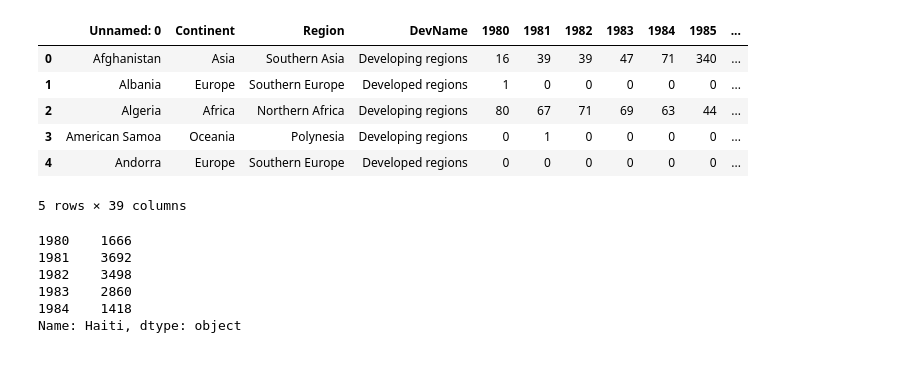
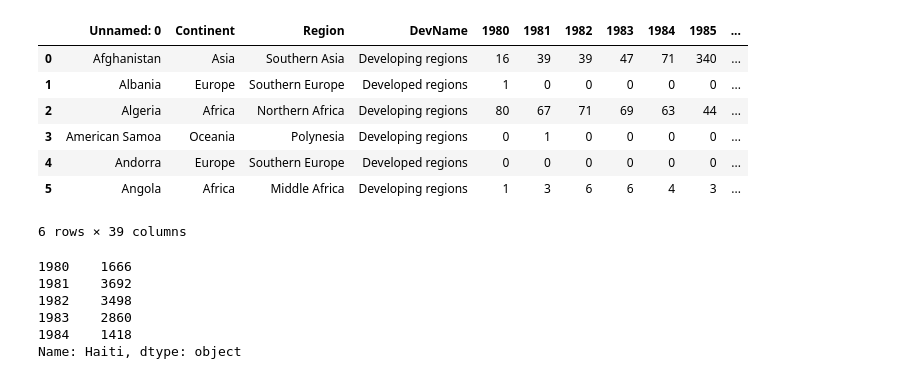
Before and after one commit to kenyyode/Practice-Visualization, a Jupyter notebook: visualizations.ipynb, the cells around one changed output. Saved outputs shown, nothing was run; the diff lists cells and outputs as text; code cells hidden in the pictures.

```diff
--- a/visualizations.ipynb
+++ b/visualizations.ipynb
@@ -8,15 +8,16 @@ import matplotlib.pyplot as plt
 # %%
 df = pd.read_csv("Cleaned_data.csv")
 
-df.head(5)
+df.head(6)
 # %% [output]
 |  | Unnamed: 0 | Continent | Region | DevName | 1980 | 1981 | 1982 | 1983 | 1984 | 1985 | ... |
 | 0 | Afghanistan | Asia | Southern Asia | Developing regions | 16 | 39 | 39 | 47 | 71 | 340 | ... |
 | 1 | Albania | Europe | Southern Europe | Developed regions | 1 | 0 | 0 | 0 | 0 | 0 | ... |
 | 2 | Algeria | Africa | Northern Africa | Developing regions | 80 | 67 | 71 | 69 | 63 | 44 | ... |
 | 3 | American Samoa | Oceania | Polynesia | Developing regions | 0 | 1 | 0 | 0 | 0 | 0 | ... |
 | 4 | Andorra | Europe | Southern Europe | Developed regions | 0 | 0 | 0 | 0 | 0 | 0 | ... |
+| 5 | Angola | Africa | Middle Africa | Developing regions | 1 | 3 | 6 | 6 | 4 | 3 | ... |
-5 rows × 39 columns
+6 rows × 39 columns
 # %%
 ## to apply style to matplot lib plots
 
```
Also changed, not shown: 1 other file.
